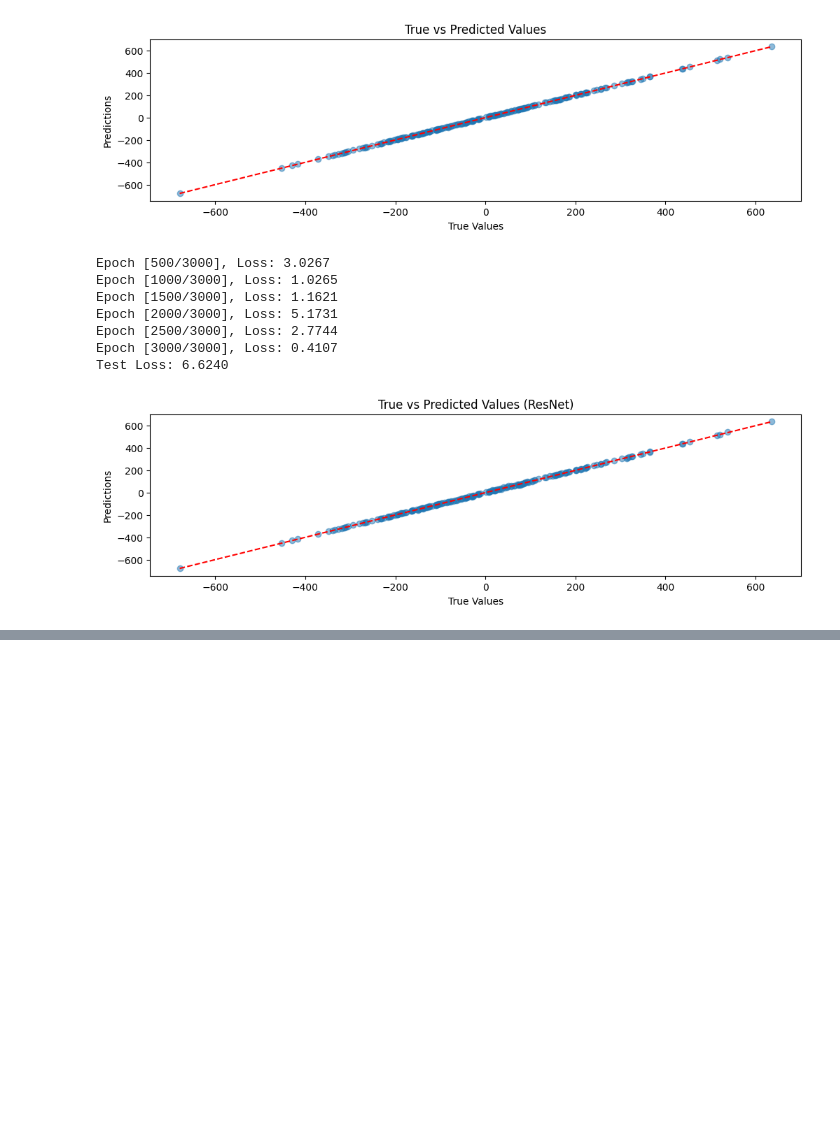
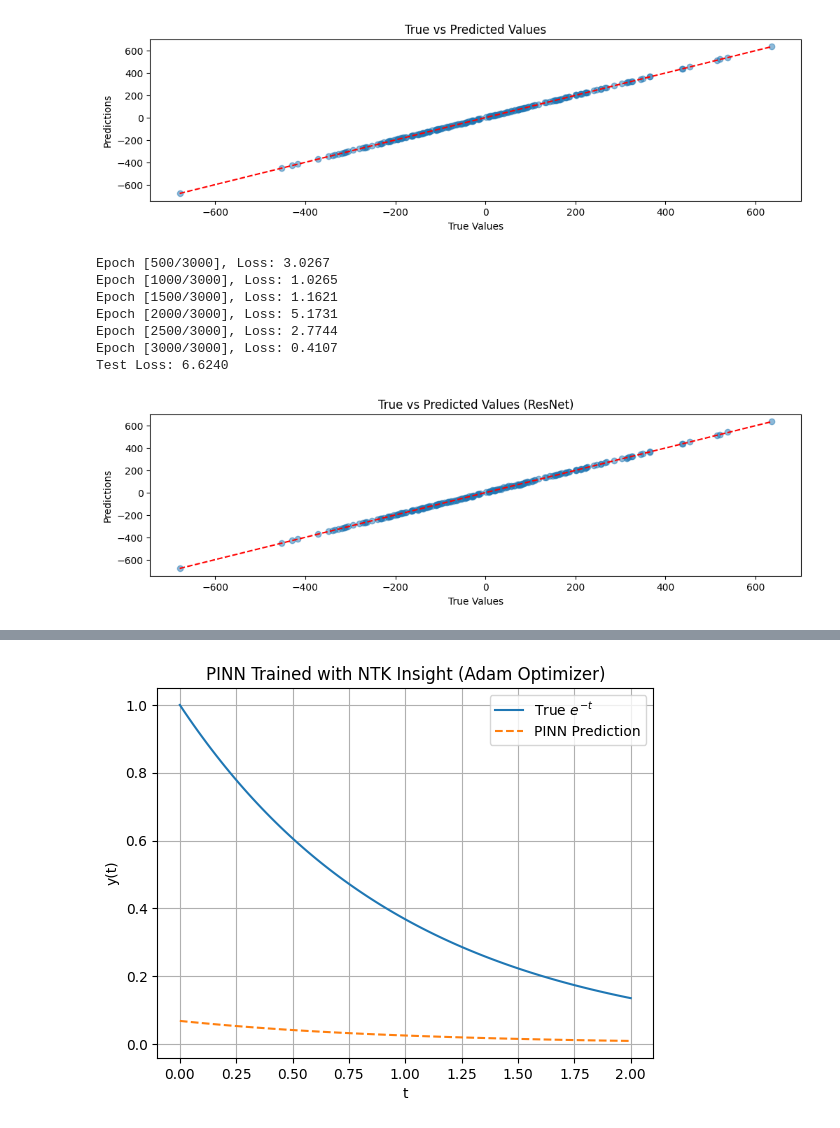
Before and after one commit to costasmexis/ML4MPC, a Jupyter notebook: tmp/resnet.ipynb, the cells around one changed output, grey strips where cells are left out. Saved outputs shown, nothing was run; the diff lists cells and outputs as text; code cells hidden in the pictures; blank space fills up the shorter version.

```diff
--- a/tmp/resnet.ipynb
+++ b/tmp/resnet.ipynb
@@ -147,0 +150,94 @@ Test Loss: 6.6240
+# %%
+import torch
+import torch.nn as nn
+import matplotlib.pyplot as plt
+import numpy as np
+
+# Define the PINN
+class PINN(nn.Module):
+    def __init__(self):
+        super().__init__()
+        self.net = nn.Sequential(
+            nn.Linear(1, 32),
+            nn.Tanh(),
+            nn.Linear(32, 32),
+            nn.Tanh(),
+            nn.Linear(32, 1)
+        )
+
+    def forward(self, t):
+        return self.net(t)
+
+# True solution
+def true_solution(t):
+    return torch.exp(-t)
+
+# Physics-based residual: dy/dt + y = 0
+def pinn_residual(model, t):
+    t.requires_grad_(True)
+    y = model(t)
+    dy_dt = torch.autograd.grad(y, t, torch.ones_like(y), create_graph=True)[0]
+    residual = dy_dt + y
+    return residual
+
+# Compute NTK matrix
+def compute_ntk(model, t):
+    model.zero_grad()
+    outputs = model(t)
+    ntk = []
+
+    for i in range(len(t)):
+        grad_i = torch.autograd.grad(outputs[i], model.parameters(), retain_graph=True, create_graph=True)
+        grad_i = torch.cat([g.flatten() for g in grad_i])
+        row = []
+        for j in range(len(t)):
+            grad_j = torch.autograd.grad(outputs[j], model.parameters(), retain_graph=True, create_graph=True)
+            grad_j = torch.cat([g.flatten() for g in grad_j])
+            row.append(torch.dot(grad_i, grad_j).unsqueeze(0))
+        ntk.append(torch.cat(row))
+
+    return torch.stack(ntk)
+
+# Training settings
+device = torch.device("cuda" if torch.cuda.is_available() else "cpu")
+model = PINN().to(device)
+optimizer = torch.optim.Adam(model.parameters(), lr=1e-3)
+num_epochs = 3000
+t_train = torch.linspace(0, 2, 50).view(-1, 1).to(device)
+
+loss_log = []
+
+for epoch in range(num_epochs):
+    optimizer.zero_grad()
+
+    # Compute residual
+    residual = pinn_residual(model, t_train)
+    loss = torch.mean(residual**2)
+
+    # NTK guidance
+    if epoch % 100 == 0:
+        ntk = compute_ntk(model, t_train).detach().cpu().numpy()
+        eigvals = np.linalg.eigvalsh(ntk)
+        cond_number = np.max(eigvals) / np.min(eigvals[np.nonzero(eigvals)])
+        print(f"Epoch {epoch}, Loss: {loss.item():.6f}, NTK cond#: {cond_number:.2e}")
+
+    loss.backward()
+    optimizer.step()
+    loss_log.append(loss.item())
+
+# Plot learned vs true
+model.eval()
+t_test = torch.linspace(0, 2, 100).view(-1, 1).to(device)
+with torch.no_grad():
+    y_pred = model(t_test).cpu()
+y_true = true_solution(t_test).cpu()
+
+plt.plot(t_test.cpu(), y_true, label="True $e^{-t}$")
+plt.plot(t_test.cpu(), y_pred, '--', label="PINN Prediction")
+plt.legend()
+plt.title("PINN Trained with NTK Insight (Adam Optimizer)")
+plt.xlabel("t")
+plt.ylabel("y(t)")
+plt.grid()
+plt.show()
+# %% [output]
@@ -147,0 +261 @@ Test Loss: 6.6240
+[figure, added]
```
Also changed, not shown: parts of 2 cells of this notebook, 6 other files.
